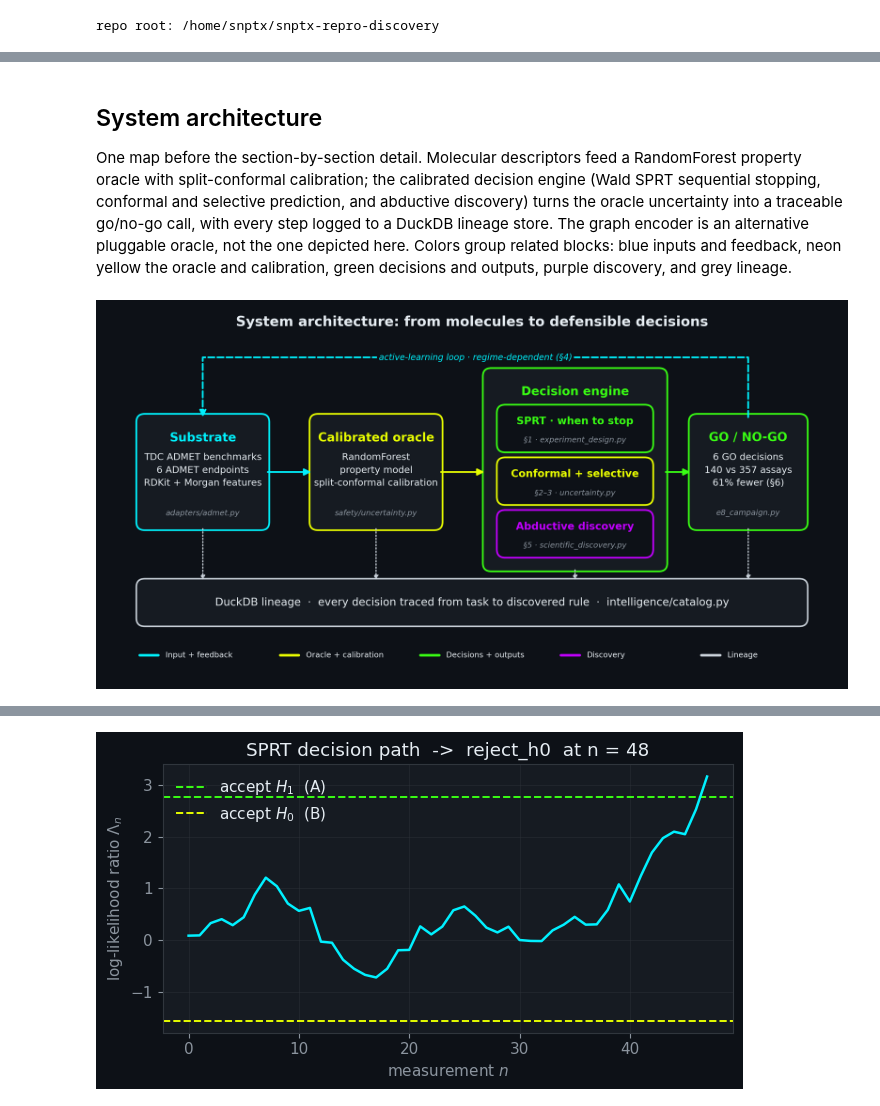
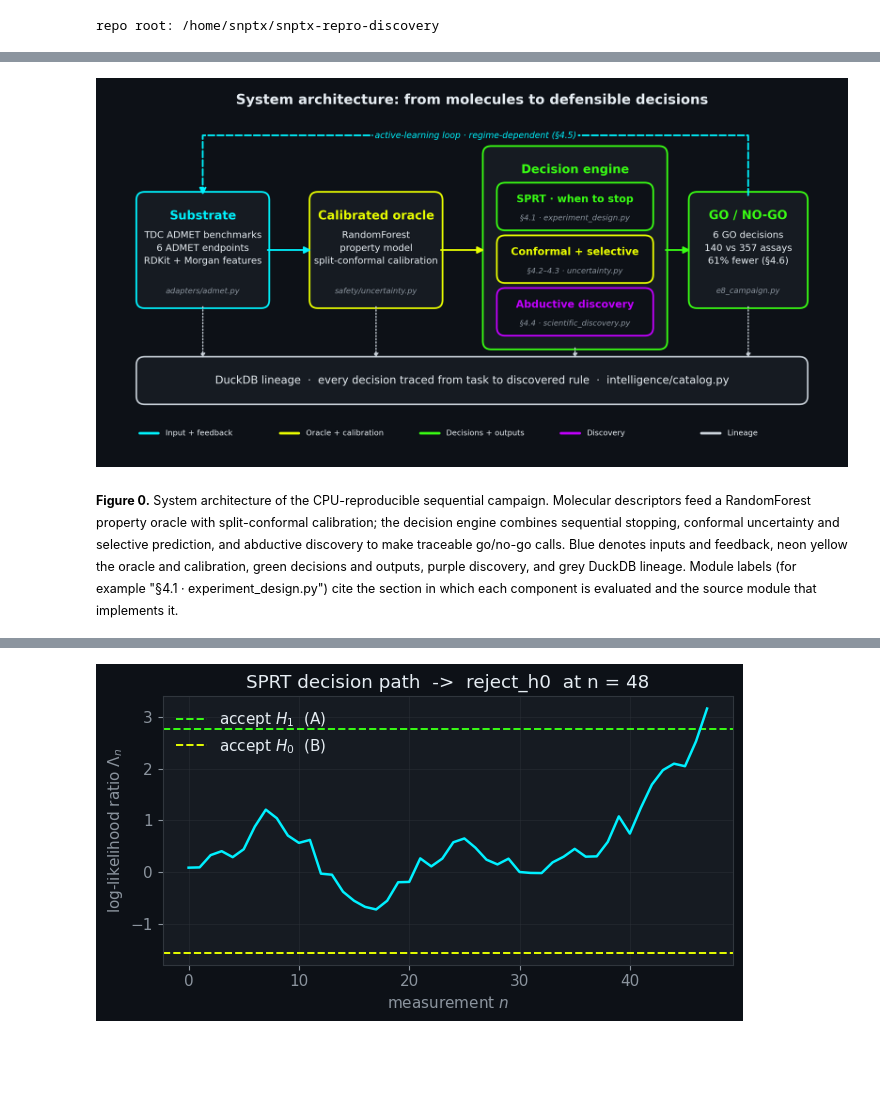
Before and after one commit to snptx1/snptx-repro-discovery, a Jupyter notebook: notebooks/walkthrough_calibrated_sequential_discovery.ipynb, the cells around one changed output, grey strips where cells are left out. Saved outputs shown, nothing was run; the diff lists cells and outputs as text; code cells hidden in the pictures; blank space fills up the shorter version.

```diff
--- a/notebooks/walkthrough_calibrated_sequential_discovery.ipynb
+++ b/notebooks/walkthrough_calibrated_sequential_discovery.ipynb
@@ -140,18 +164,10 @@ repo root: /home/snptx/snptx-repro-discovery
+# %%
+"""Display Figure 0: the RandomForest decision-engine schematic (fig0_architecture.png)."""
+show_fig("fig0_architecture.png", width=1100)
+# %% [output]
+[figure, added]
 # %% [markdown]
-## System architecture
-
-One map before the section-by-section detail. Molecular descriptors feed a RandomForest
-property oracle with split-conformal calibration; the calibrated decision engine (Wald
-SPRT sequential stopping, conformal and selective prediction, and abductive discovery)
-turns the oracle uncertainty into a traceable go/no-go call, with every step logged to a
-DuckDB lineage store. The graph encoder is an alternative pluggable oracle, not the one
-depicted here. Colors group related blocks: blue inputs and feedback, neon yellow the
-oracle and calibration, green decisions and outputs, purple discovery, and grey lineage.
+<sub><strong>Figure 0.</strong> System architecture of the CPU-reproducible sequential campaign. Molecular descriptors feed a RandomForest property oracle with split-conformal calibration; the decision engine combines sequential stopping, conformal uncertainty and selective prediction, and abductive discovery to make traceable go/no-go calls. Blue denotes inputs and feedback, neon yellow the oracle and calibration, green decisions and outputs, purple discovery, and grey DuckDB lineage. Module labels (for example "§4.1 &middot; experiment_design.py") cite the section in which each component is evaluated and the source module that implements it.</sub>
-# %%
-"""Display the sequential preprint Figure 0: the RandomForest decision-engine schematic."""
-show_fig("fig0_architecture.png", width=1100)
-# %% [output]
-[figure, removed]
 # %% [markdown]
 ## 4.1 Sequential decision efficiency (SPRT): knowing when to stop
 
```
Also changed, not shown: parts of 47 cells of this notebook, 19 other files.
